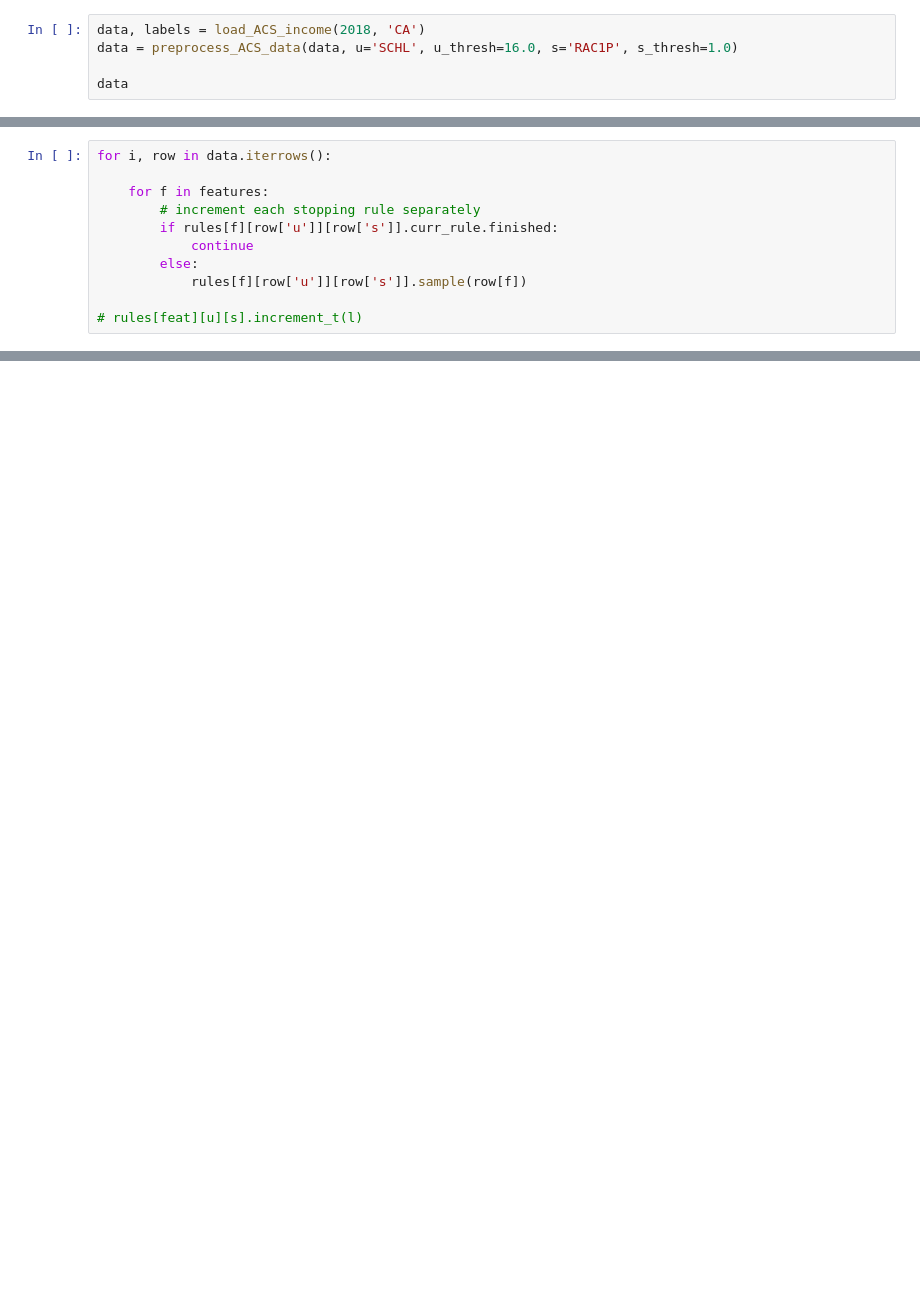
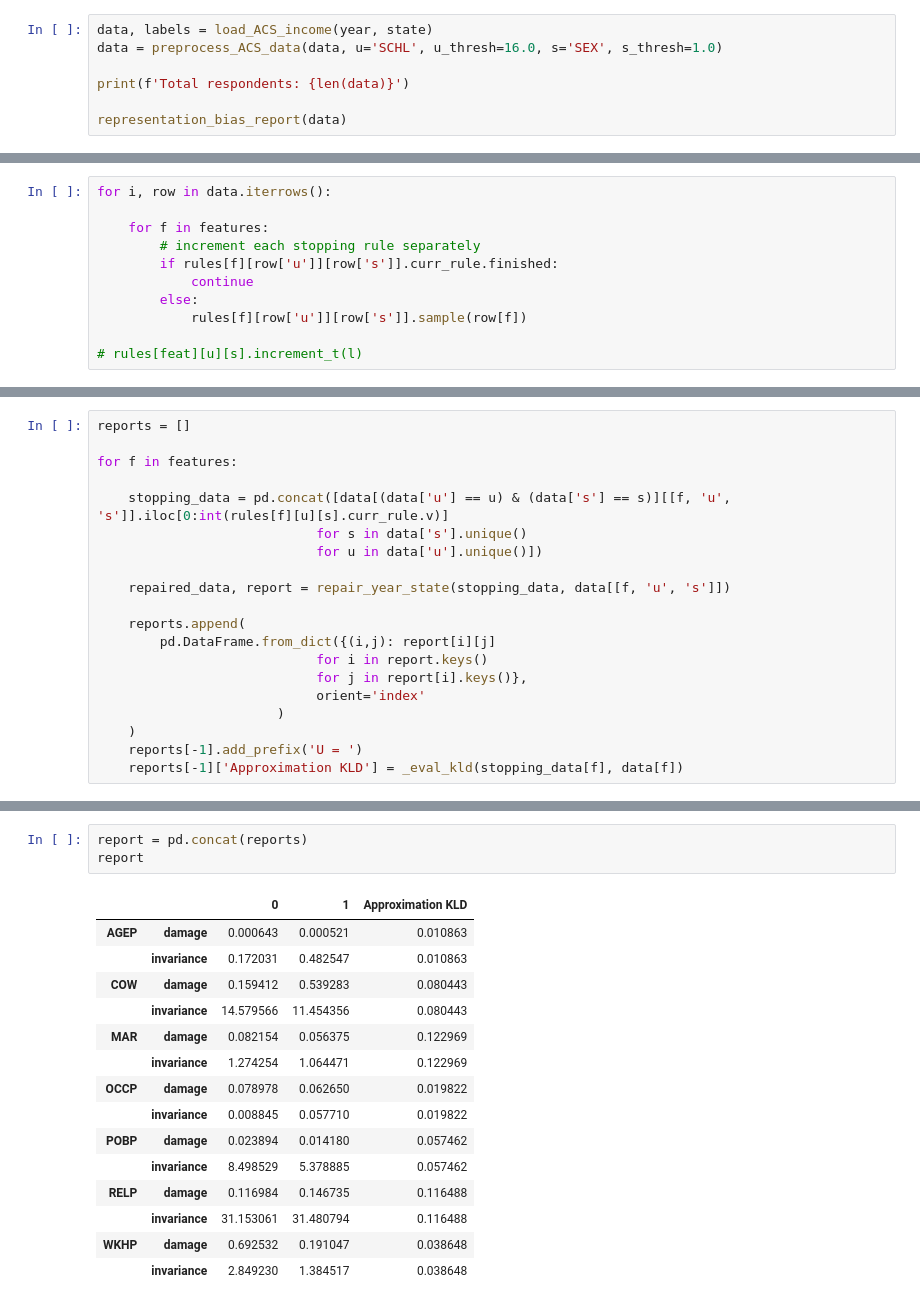
Before and after one commit to Langbridge/Non-IID-OT, a Jupyter notebook: forgetting_repair_test.ipynb, the cells around one changed output, grey strips where cells are left out. Saved outputs shown, nothing was run; the diff lists cells and outputs as text; blank space fills up the shorter version.

```diff
--- a/forgetting_repair_test.ipynb
+++ b/forgetting_repair_test.ipynb
@@ -14,6 +20,8 @@ from pprint import pprint
 # %%
-data, labels = load_ACS_income(2018, 'CA')
-data = preprocess_ACS_data(data, u='SCHL', u_thresh=16.0, s='RAC1P', s_thresh=1.0)
+data, labels = load_ACS_income(year, state)
+data = preprocess_ACS_data(data, u='SCHL', u_thresh=16.0, s='SEX', s_thresh=1.0)
 
-data
+print(f'Total respondents: {len(data)}')
+
+representation_bias_report(data)
 # %% [output]
@@ -79,0 +104,20 @@ for f in features:
+# %%
+reports = []
+
+for f in features:
+
+    stopping_data = pd.concat([data[(data['u'] == u) & (data['s'] == s)][[f, 'u', 's']].iloc[0:int(rules[f][u][s].curr_rule.v)]
+                            for s in data['s'].unique()
+                            for u in data['u'].unique()])
+
+    repaired_data, report = repair_year_state(stopping_data, data[[f, 'u', 's']])
+
+    reports.append(
+        pd.DataFrame.from_dict({(i,j): report[i][j]
+                            for i in report.keys()
+                            for j in report[i].keys()},
+                            orient='index'
+                       )
+    )
+    reports[-1].add_prefix('U = ')
+    reports[-1]['Approximation KLD'] = _eval_kld(stopping_data[f], data[f])
@@ -79,0 +133,19 @@ for f in features:
+# %%
+report = pd.concat(reports)
+report
+# %% [output]
+|  |  | 0 | 1 | Approximation KLD |
+| AGEP | damage | 0.000643 | 0.000521 | 0.010863 |
+|  | invariance | 0.172031 | 0.482547 | 0.010863 |
+| COW | damage | 0.159412 | 0.539283 | 0.080443 |
+|  | invariance | 14.579566 | 11.454356 | 0.080443 |
+| MAR | damage | 0.082154 | 0.056375 | 0.122969 |
+|  | invariance | 1.274254 | 1.064471 | 0.122969 |
+| OCCP | damage | 0.078978 | 0.062650 | 0.019822 |
+|  | invariance | 0.008845 | 0.057710 | 0.019822 |
+| POBP | damage | 0.023894 | 0.014180 | 0.057462 |
+|  | invariance | 8.498529 | 5.378885 | 0.057462 |
+| RELP | damage | 0.116984 | 0.146735 | 0.116488 |
+|  | invariance | 31.153061 | 31.480794 | 0.116488 |
+| WKHP | damage | 0.692532 | 0.191047 | 0.038648 |
+|  | invariance | 2.849230 | 1.384517 | 0.038648 |
```
Also changed, not shown: parts of 9 cells of this notebook, 3 other files.
